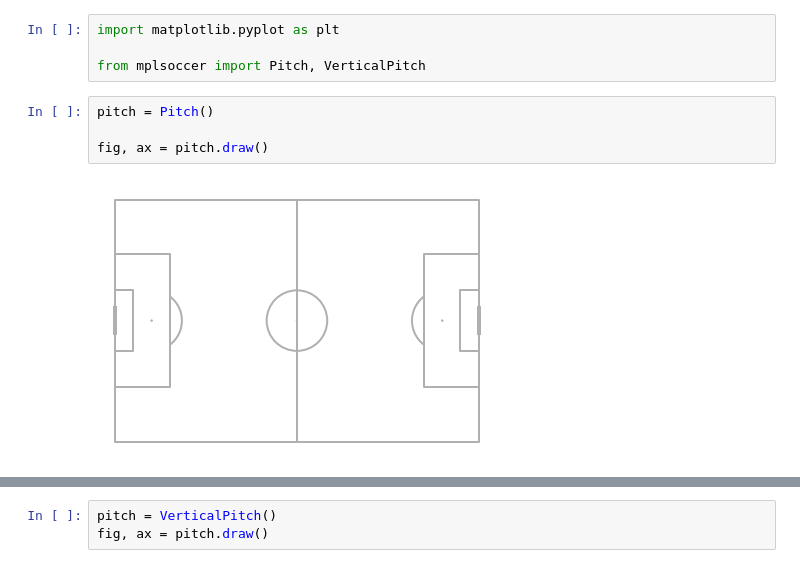
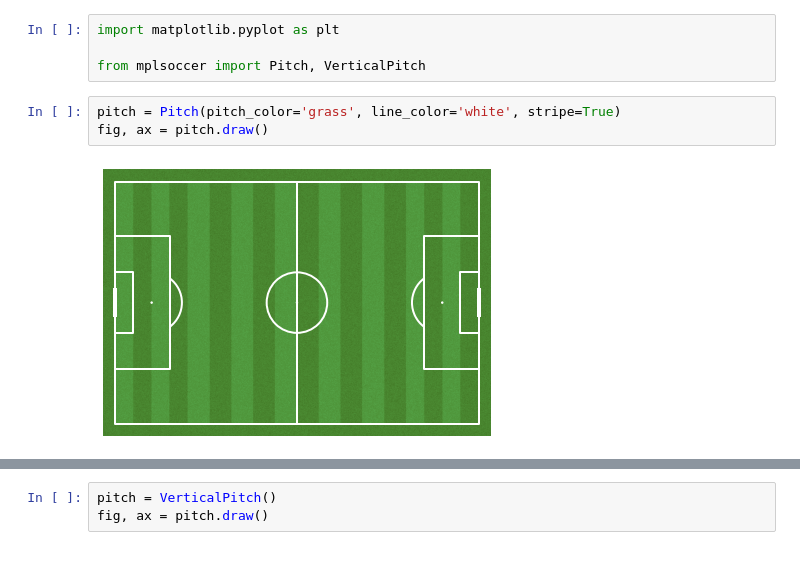
Before and after one commit to grine4ka/dattebayo, a Jupyter notebook: mplsoccer_example.ipynb, the cells around one changed output, grey strips where cells are left out. Saved outputs shown, nothing was run; the diff lists cells and outputs as text.

Commit message:
Drawing soccer pitch with different tools. Fix mplsoccer example. Add FC Python drawing pitch example.

```diff
--- a/mplsoccer_example.ipynb
+++ b/mplsoccer_example.ipynb
@@ -3,8 +3,7 @@ import matplotlib.pyplot as plt
 
 from mplsoccer import Pitch, VerticalPitch
 # %%
-pitch = Pitch()
-
+pitch = Pitch(pitch_color='grass', line_color='white', stripe=True)
 fig, ax = pitch.draw()
 # %% [output]
-[figure, old version]
+[figure, new version]
```
Also changed, not shown: parts of 1 cell of this notebook.
